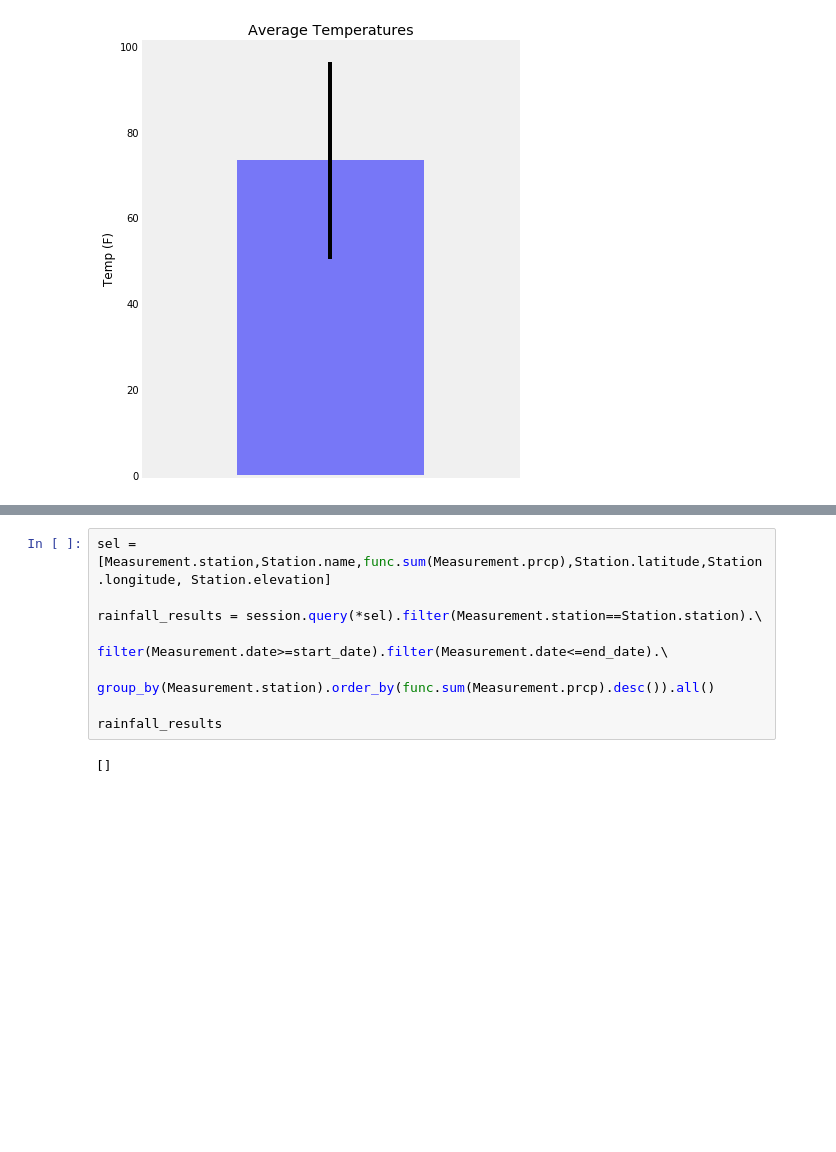
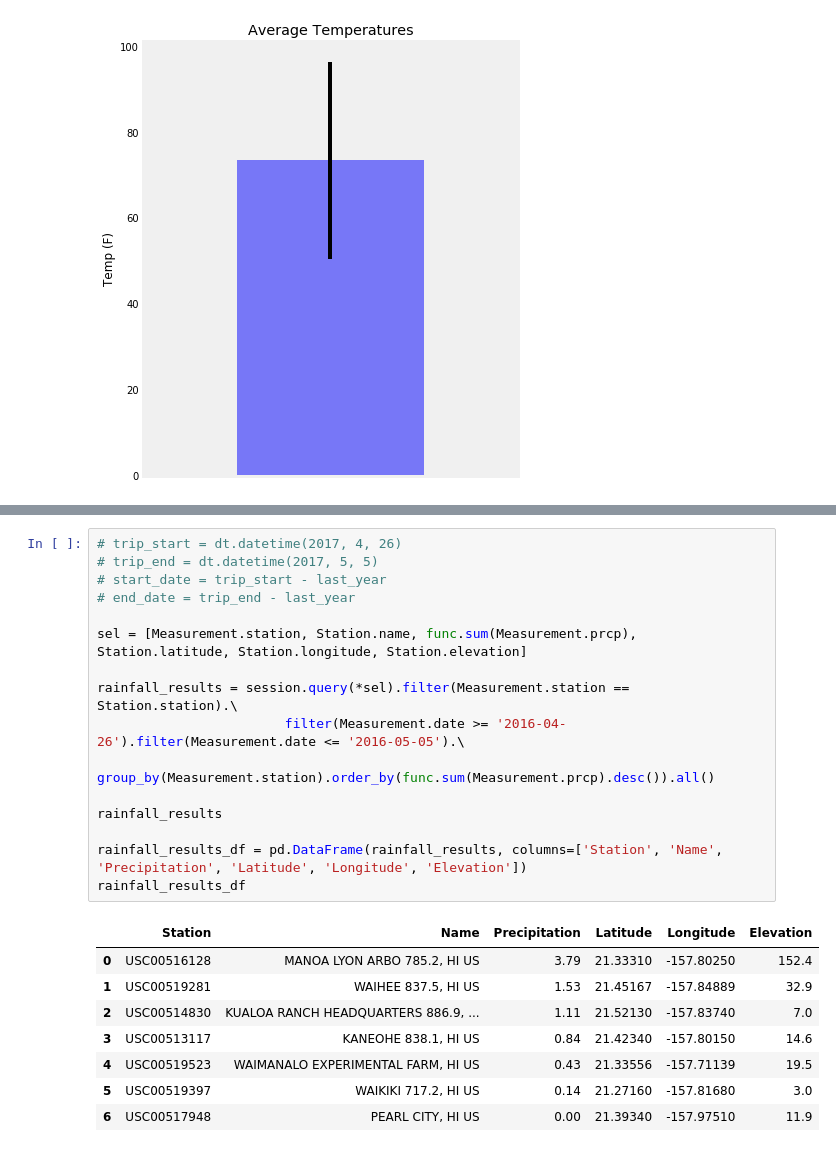
Before and after one commit to anblack14/Homework_Repo, a Jupyter notebook: 10_Advanced_Data_Storage_Retrieval/HW_Climate_Analysis.ipynb, the cells around one changed output, grey strips where cells are left out. Drawn from its saved outputs; the diff is of its cells as text; blank space fills up the shorter version.

```diff
--- a/10_Advanced_Data_Storage_Retrieval/HW_Climate_Analysis.ipynb
+++ b/10_Advanced_Data_Storage_Retrieval/HW_Climate_Analysis.ipynb
@@ -317,13 +314,28 @@ rainfall_per_station
 # %%
-sel = [Measurement.station,Station.name,func.sum(Measurement.prcp),Station.latitude,Station.longitude, Station.elevation]
+# trip_start = dt.datetime(2017, 4, 26)
+# trip_end = dt.datetime(2017, 5, 5)
+# start_date = trip_start - last_year
+# end_date = trip_end - last_year
 
-rainfall_results = session.query(*sel).filter(Measurement.station==Station.station).\
-                        filter(Measurement.date>=start_date).filter(Measurement.date<=end_date).\
+sel = [Measurement.station, Station.name, func.sum(Measurement.prcp), Station.latitude, Station.longitude, Station.elevation]
+
+rainfall_results = session.query(*sel).filter(Measurement.station == Station.station).\
+                        filter(Measurement.date >= '2016-04-26').filter(Measurement.date <= '2016-05-05').\
                         group_by(Measurement.station).order_by(func.sum(Measurement.prcp).desc()).all()
 
 rainfall_results
+
+rainfall_results_df = pd.DataFrame(rainfall_results, columns=['Station', 'Name', 'Precipitation', 'Latitude', 'Longitude', 'Elevation'])
+rainfall_results_df
 # %% [output]
-[]
+|  | Station | Name | Precipitation | Latitude | Longitude | Elevation |
+| 0 | USC00516128 | MANOA LYON ARBO 785.2, HI US | 3.79 | 21.33310 | -157.80250 | 152.4 |
+| 1 | USC00519281 | WAIHEE 837.5, HI US | 1.53 | 21.45167 | -157.84889 | 32.9 |
+| 2 | USC00514830 | KUALOA RANCH HEADQUARTERS 886.9, ... | 1.11 | 21.52130 | -157.83740 | 7.0 |
+| 3 | USC00513117 | KANEOHE 838.1, HI US | 0.84 | 21.42340 | -157.80150 | 14.6 |
+| 4 | USC00519523 | WAIMANALO EXPERIMENTAL FARM, HI US | 0.43 | 21.33556 | -157.71139 | 19.5 |
+| 5 | USC00519397 | WAIKIKI 717.2, HI US | 0.14 | 21.27160 | -157.81680 | 3.0 |
+| 6 | USC00517948 | PEARL CITY, HI US | 0.00 | 21.39340 | -157.97510 | 11.9 |
 # %%
 # Create a query that will calculate the daily normals
 # (i.e. the averages for tmin, tmax, and tavg for all historic data matching a specific month and day)
```
Also changed, not shown: parts of 6 cells of this notebook.
